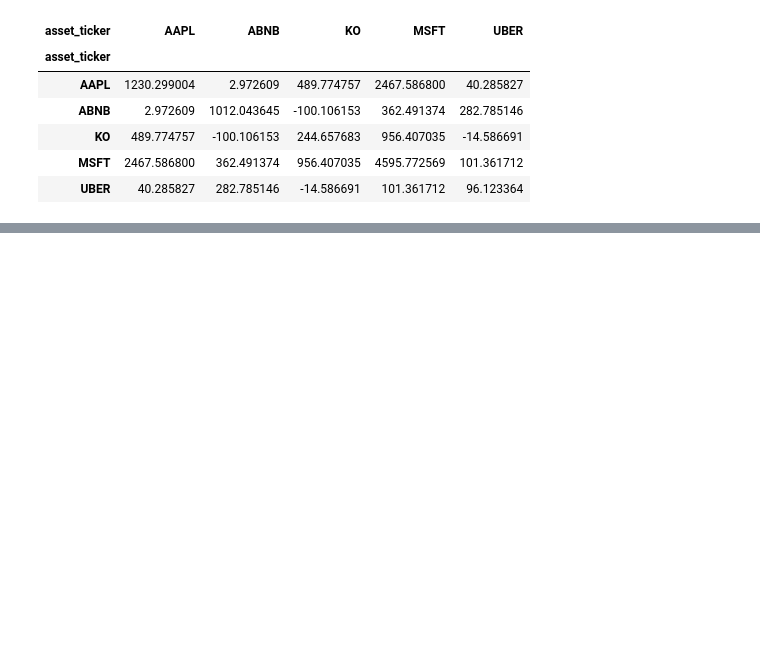
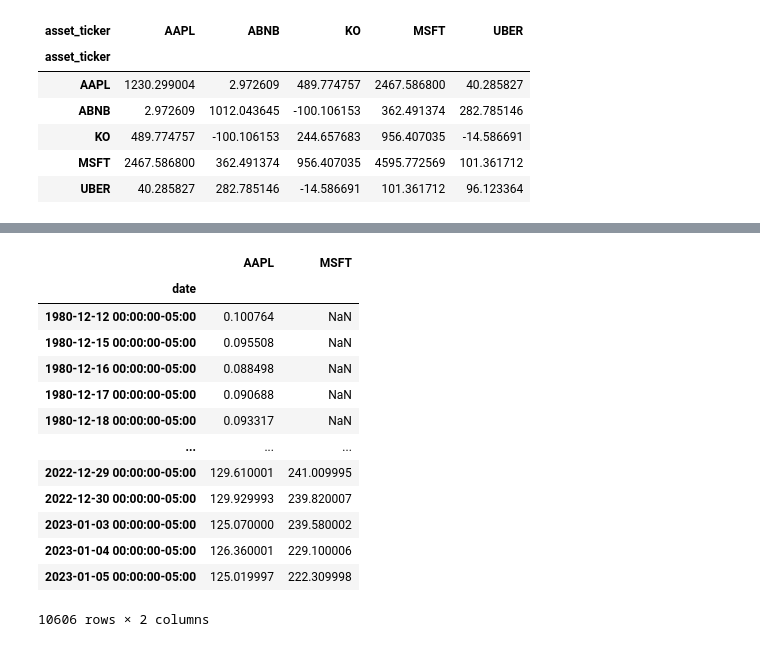
Before and after one commit to ruedibuechi/Portfolio_Rechner, a Jupyter notebook: dev_area.ipynb, the cells around one changed output, grey strips where cells are left out. Cells and saved outputs as stored; diff of their text form; code cells hidden in the pictures; blank space fills up the shorter version.

```diff
--- a/dev_area.ipynb
+++ b/dev_area.ipynb
@@ -226,0 +269,17 @@ UnboundLocalError: cannot access local variable 'weights' where it is not associ
+# %%
+pd.concat(asset_df, axis=1)
+# %% [output]
+|  | AAPL | MSFT |
+| date |  |  |
+| 1980-12-12 00:00:00-05:00 | 0.100764 | NaN |
+| 1980-12-15 00:00:00-05:00 | 0.095508 | NaN |
+| 1980-12-16 00:00:00-05:00 | 0.088498 | NaN |
+| 1980-12-17 00:00:00-05:00 | 0.090688 | NaN |
+| 1980-12-18 00:00:00-05:00 | 0.093317 | NaN |
+| ... | ... | ... |
+| 2022-12-29 00:00:00-05:00 | 129.610001 | 241.009995 |
+| 2022-12-30 00:00:00-05:00 | 129.929993 | 239.820007 |
+| 2023-01-03 00:00:00-05:00 | 125.070000 | 239.580002 |
+| 2023-01-04 00:00:00-05:00 | 126.360001 | 229.100006 |
+| 2023-01-05 00:00:00-05:00 | 125.019997 | 222.309998 |
+10606 rows × 2 columns
```
Also changed, not shown: parts of 20 cells of this notebook.
